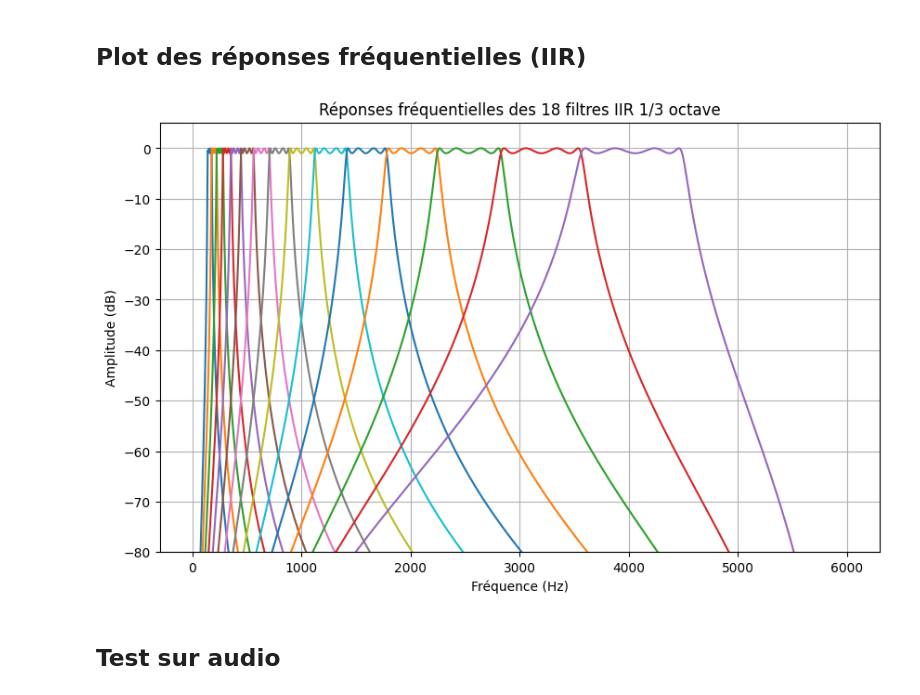
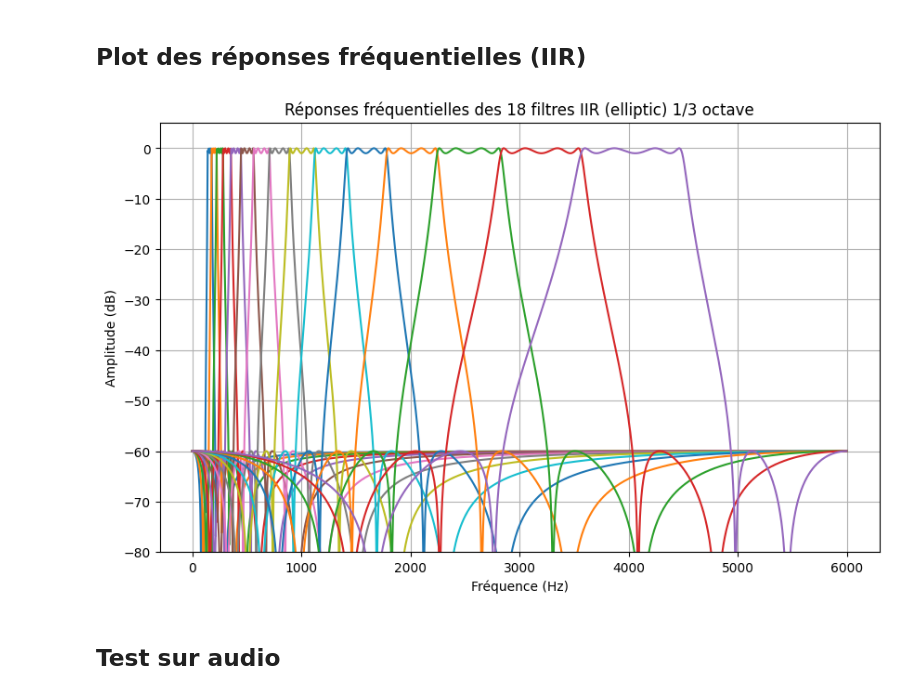
Before and after one commit to Sawlyer/SIR, a Jupyter notebook: design_filters_1_3_octave.ipynb, the cells around one changed output. Cells and saved outputs as stored; diff of their text form; code cells hidden in the pictures.

Commit message:
Ajout choix filtres

```diff
--- a/design_filters_1_3_octave.ipynb
+++ b/design_filters_1_3_octave.ipynb
@@ -15,7 +15,8 @@ import pandas as pd
 fs = 12000 # fréquence d'échantillonnage
 bands = np.arange(22, 37)   # bande 22 → 36 (car fu < fs/2)
 Nbands = len(bands) # nombre de bandes
-iir_order = 4  # ordre des filtres IIR Chebyshev
+iir_order = 4  # ordre des filtres IIR
+iir_type = 'elliptic'  # type de filtre IIR : 'butterworth', 'chebyshev1', 'chebyshev2', 'elliptic'
 # %% [markdown]
 ## Calcul des fréquences ANSI 1/3 octave
 # %%
@@ -47,14 +48,18 @@ for n in bands:
     )
     filters_FIR.append(taps)
 
-    # IIR Chebyshev type I
-    b, a = cheby1(                  # filtre IIR Chebyshev type I d'ordre iir_order
-        N=iir_order,
-        rp=1,                      # ripple de 1 dB dans la bande passante
-        Wn=[fl_norm, fu_norm],     # fréquences normalisées
-        btype='bandpass',
-        output='ba'                # coefficients b et a directs
-    )
+    # IIR selon le type choisi
+    if iir_type == 'butterworth':
+        b, a = butter(N=iir_order, Wn=[fl_norm, fu_norm], btype='bandpass', output='ba')
+    elif iir_type == 'chebyshev1':
+        b, a = cheby1(N=iir_order, rp=1, Wn=[fl_norm, fu_norm], btype='bandpass', output='ba')
+    elif iir_type == 'chebyshev2':
+        b, a = cheby2(N=iir_order, rs=60, Wn=[fl_norm, fu_norm], btype='bandpass', output='ba')
+    elif iir_type == 'elliptic':
+        b, a = ellip(N=iir_order, rp=1, rs=60, Wn=[fl_norm, fu_norm], btype='bandpass', output='ba')
+    else:
+        raise ValueError(f"Type IIR inconnu : {iir_type}")
+
     filters_IIR.append((b, a))
 
 print("Les 16 filtres 1/3-octave ont été générés avec succès !")
@@ -96,21 +101,21 @@ plt.show()
 # %%
 plt.figure(figsize=(10,6))
 for b, a in filters_IIR:
     # Calcul de la réponse fréquentielle complexe H(e^{jw})
     # w : vecteur de fréquences (en Hz, grâce à fs=fs)
     # h : réponse fréquentielle complexe
     w, h = freqz(b, a, worN=2048, fs=fs)
     plt.plot(w, 20*np.log10(np.abs(h)))
 
 
-plt.title("Réponses fréquentielles des 18 filtres IIR 1/3 octave")
+plt.title(f"Réponses fréquentielles des 18 filtres IIR ({iir_type}) 1/3 octave")
 plt.xlabel("Fréquence (Hz)")
 plt.ylabel("Amplitude (dB)")
 plt.grid(True)
 plt.ylim([-80, 5])
 plt.show()
 # %% [output]
-[figure, old version]
+[figure, new version]
 # %% [markdown]
 ## Test sur audio
 # %%
```
Also changed, not shown: parts of 12 cells of this notebook.
